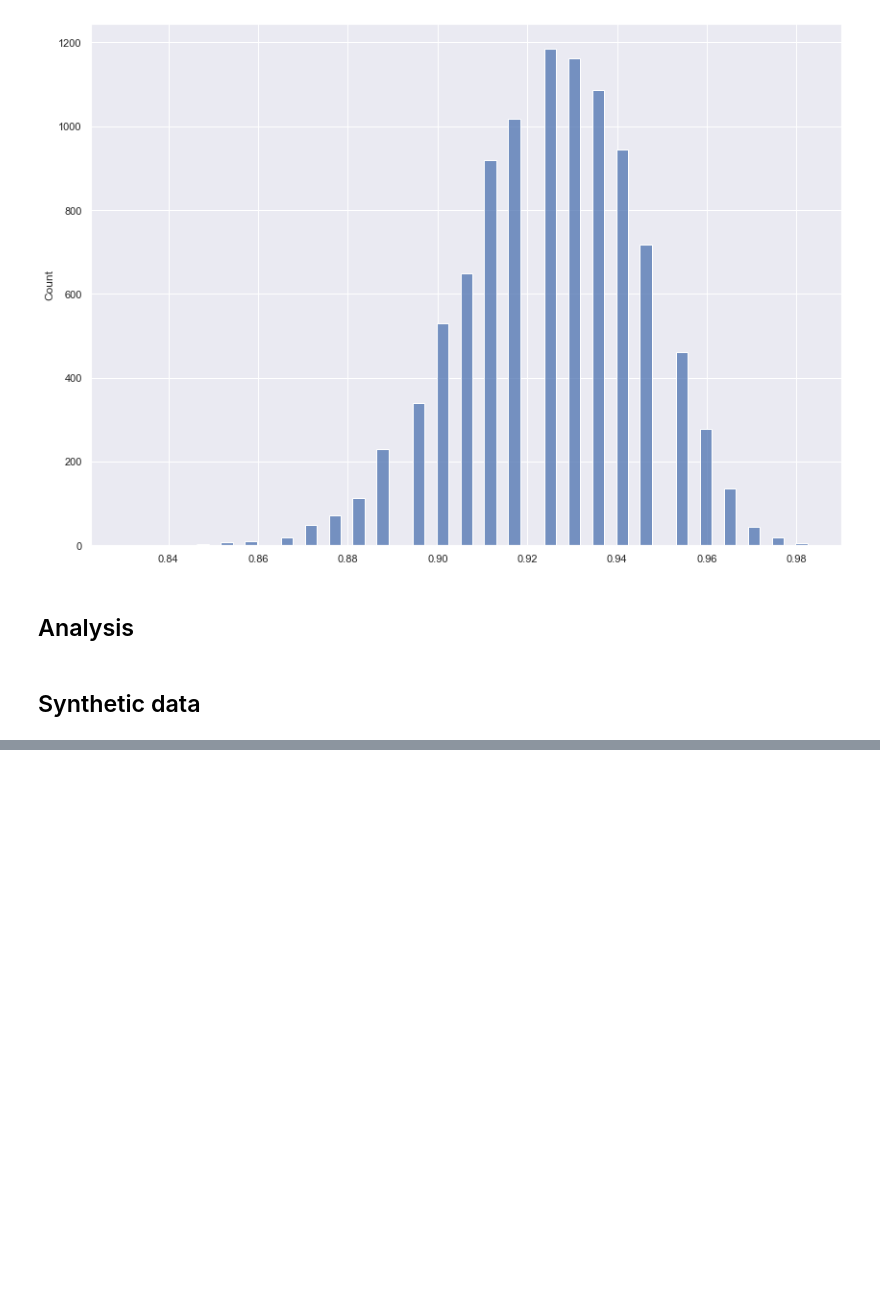
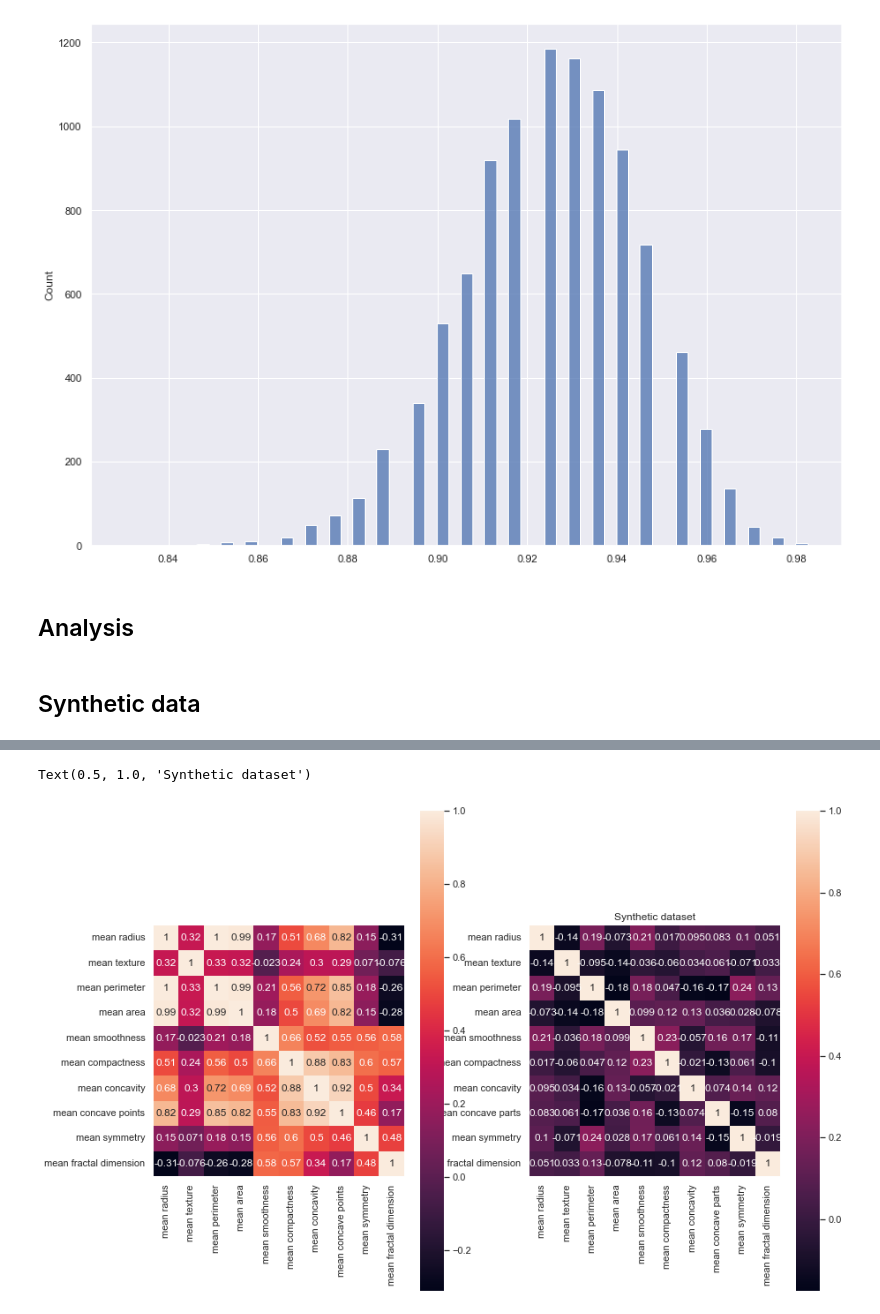
Before and after one commit to dreapadoir/PfDA_Project2, a Jupyter notebook: Project 2.ipynb, the cells around one changed output, grey strips where cells are left out. Saved outputs shown, nothing was run; the diff lists cells and outputs as text; code cells hidden in the pictures; blank space fills up the shorter version.

```diff
--- a/Project 2.ipynb
+++ b/Project 2.ipynb
@@ -432 +432,12 @@ synDataDf
 100 rows × 10 columns
+# %%
+#https://stackoverflow.com/questions/50947776/plot-two-seaborn-heatmap-graphs-side-by-side
+
+fig, (ax1, ax2) = plt.subplots(1,2)
+
+sns.heatmap(df.iloc[:,0:10].corr(), vmax=1, square=True, annot=True, ax=ax1)
+sns.heatmap(synDataDf.iloc[:,0:10].corr(), vmax=1, square=True, annot=True, ax=ax2)
+plt.title('Synthetic dataset')
+# %% [output]
+Text(0.5, 1.0, 'Synthetic dataset')
+[figure, added]
```
Also changed, not shown: parts of 2 cells of this notebook, 1 other file.
